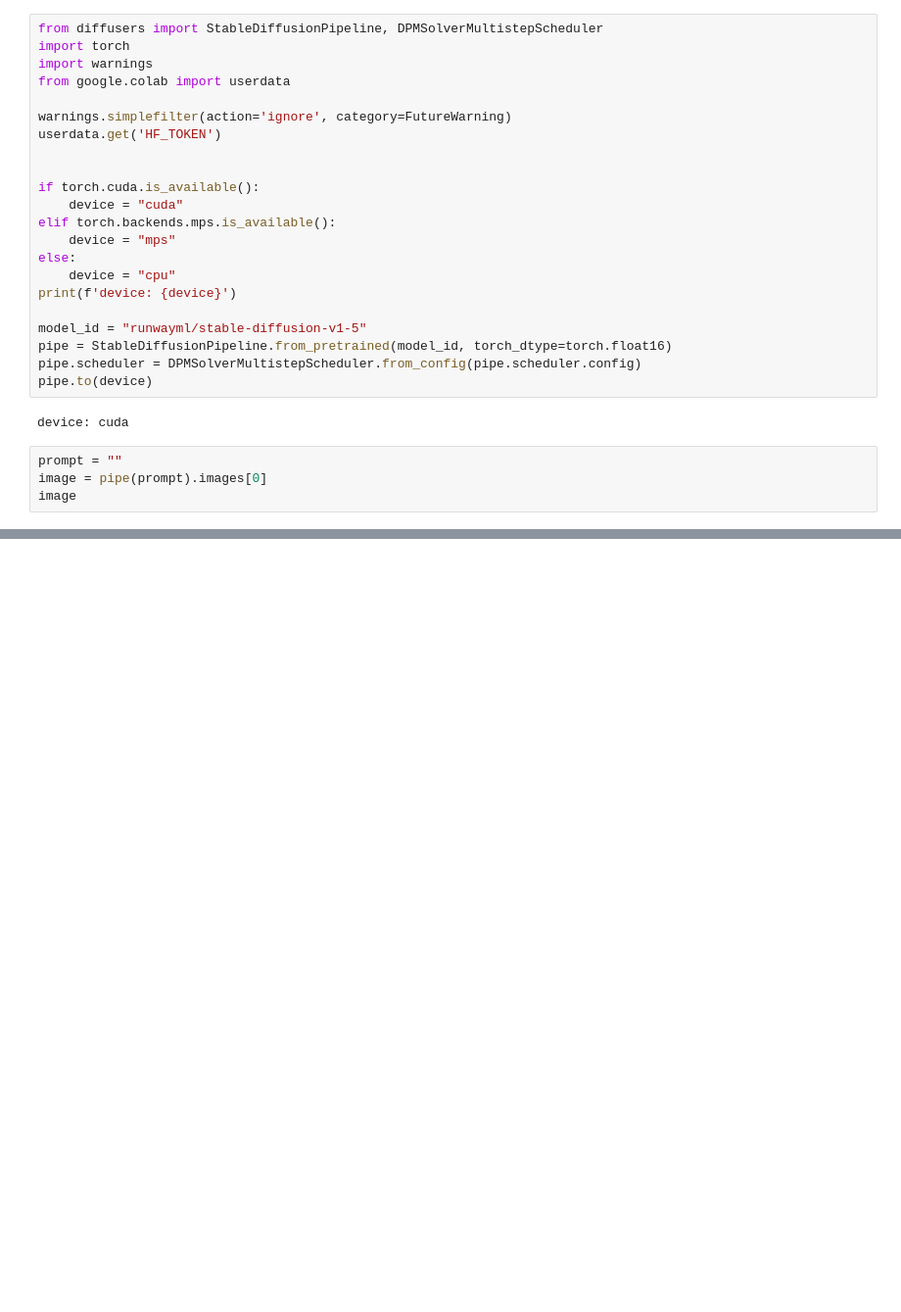
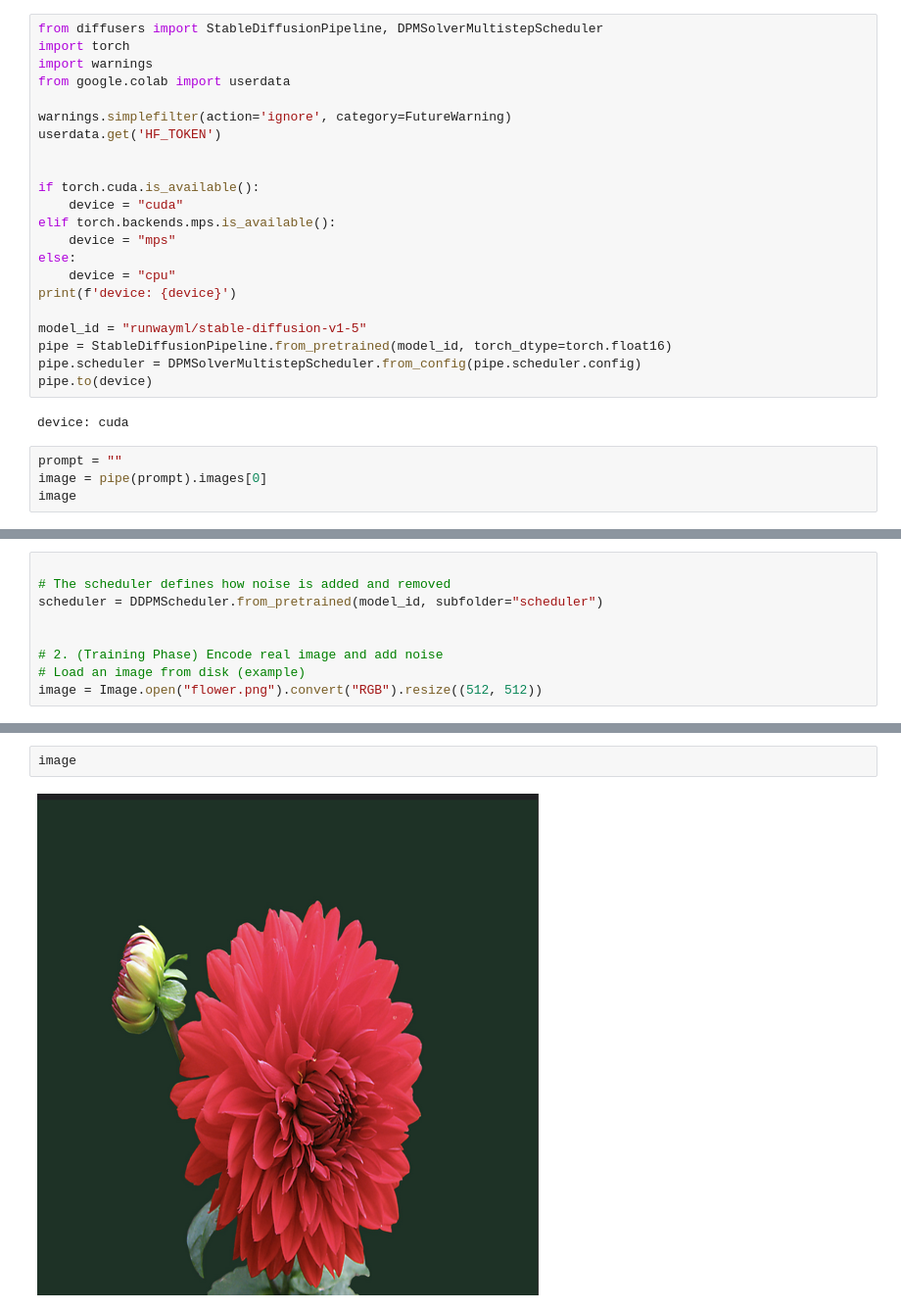
Before and after one commit to nickocruzm/Research299, a Jupyter notebook: SD.ipynb, the cells around one changed output, grey strips where cells are left out. Shown at 98% size. Saved outputs shown, nothing was run; the diff lists cells and outputs as text; blank space fills up the shorter version.

```diff
--- a/SD.ipynb
+++ b/SD.ipynb
@@ -28,0 +61,9 @@ image
+# %%
+
+# The scheduler defines how noise is added and removed
+scheduler = DDPMScheduler.from_pretrained(model_id, subfolder="scheduler")
+
+
+# 2. (Training Phase) Encode real image and add noise
+# Load an image from disk (example)
+image = Image.open("flower.png").convert("RGB").resize((512, 512))
@@ -28,0 +90,4 @@ image
+# %%
+image
+# %% [output]
+[figure, added]
```
Also changed, not shown: parts of 12 cells of this notebook.
